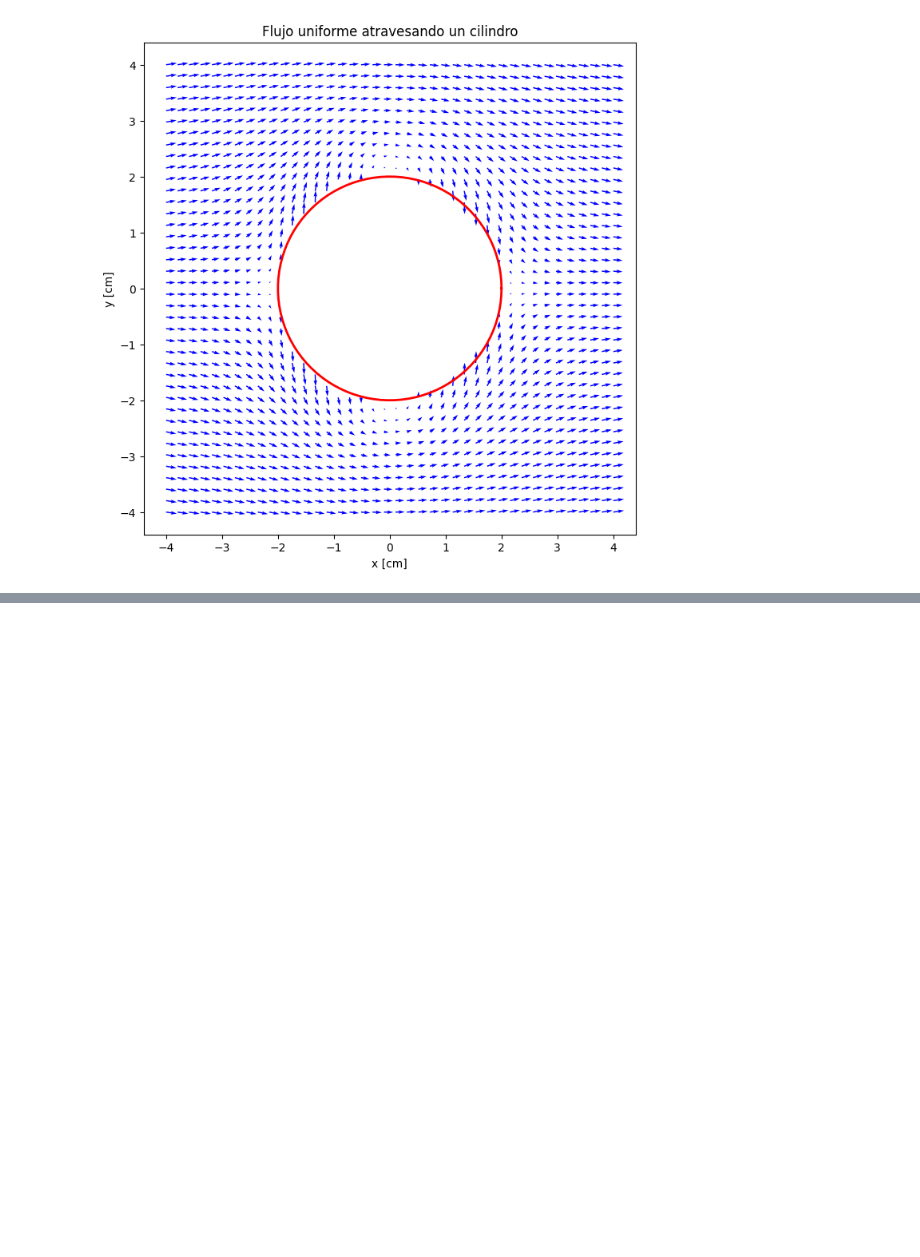
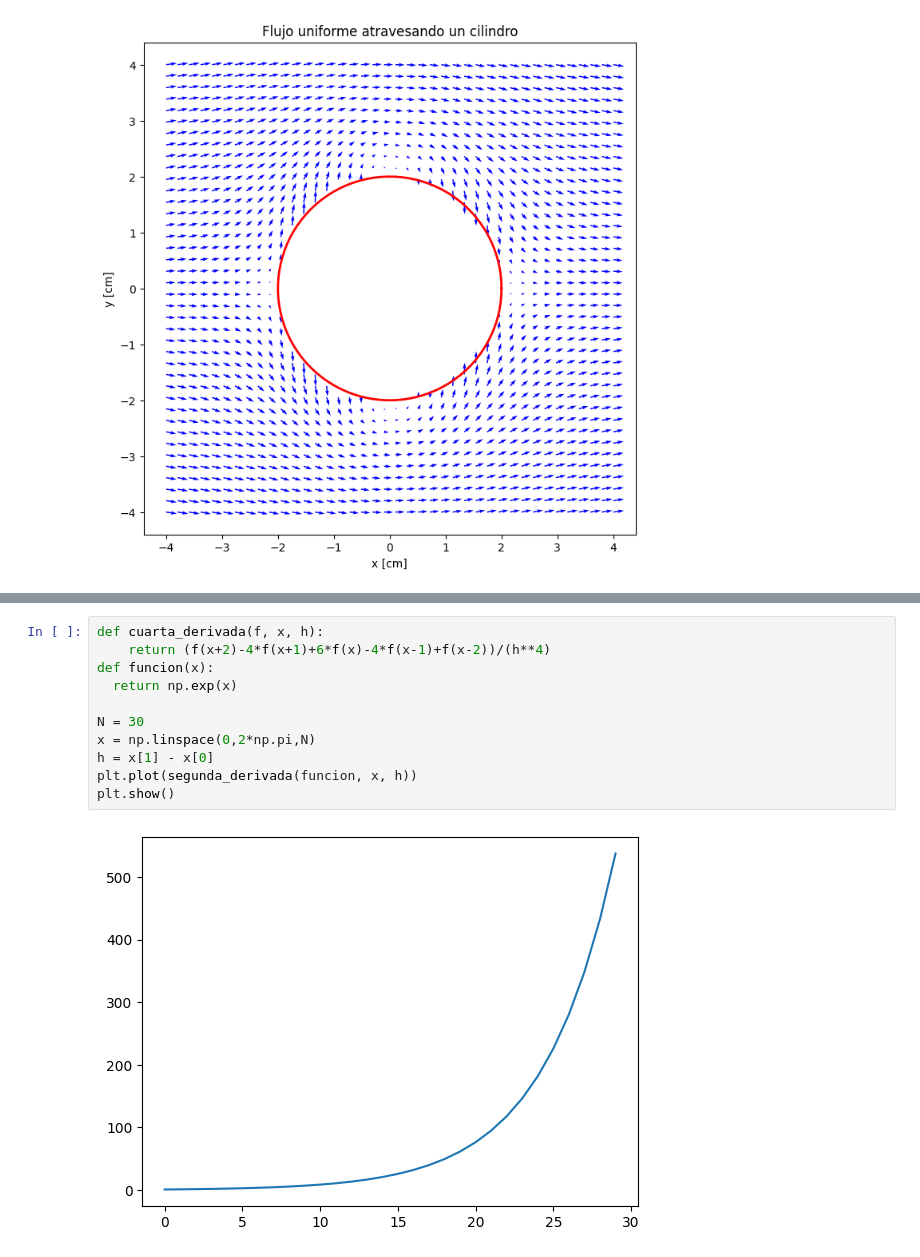
Before and after one commit to payares0510/metodos-computacionales-1, a Jupyter notebook: Tarea_derivadas.ipynb, the cells around one changed output, grey strips where cells are left out. Cells and saved outputs as stored; diff of their text form; blank space fills up the shorter version.

```diff
--- a/Tarea_derivadas.ipynb
+++ b/Tarea_derivadas.ipynb
@@ -137,0 +156,13 @@ plt.show()
+# %%
+def cuarta_derivada(f, x, h):
+    return (f(x+2)-4*f(x+1)+6*f(x)-4*f(x-1)+f(x-2))/(h**4)
+def funcion(x):
+  return np.exp(x)
+
+N = 30
+x = np.linspace(0,2*np.pi,N)
+h = x[1] - x[0]
+plt.plot(segunda_derivada(funcion, x, h))
+plt.show()
+# %% [output]
+[figure, added]
```
Also changed, not shown: parts of 2 cells of this notebook.
